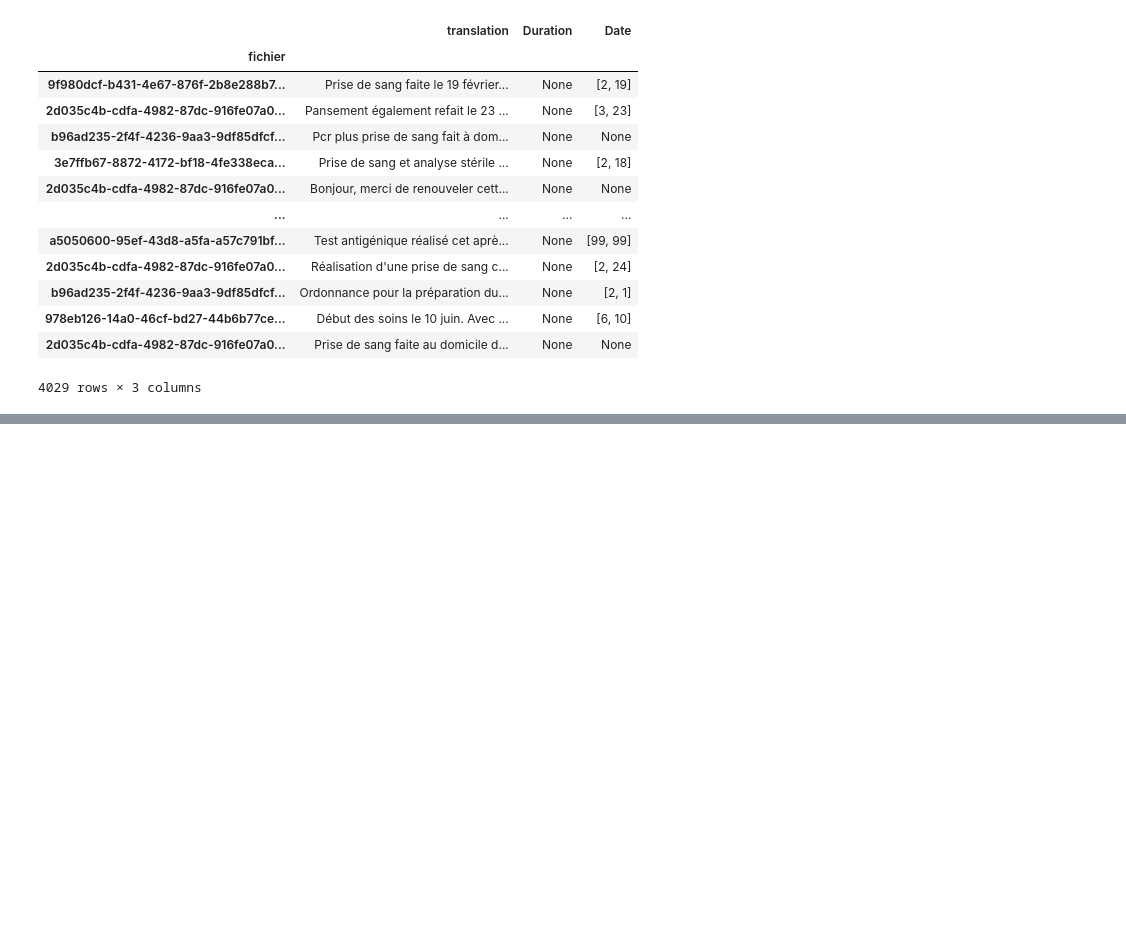
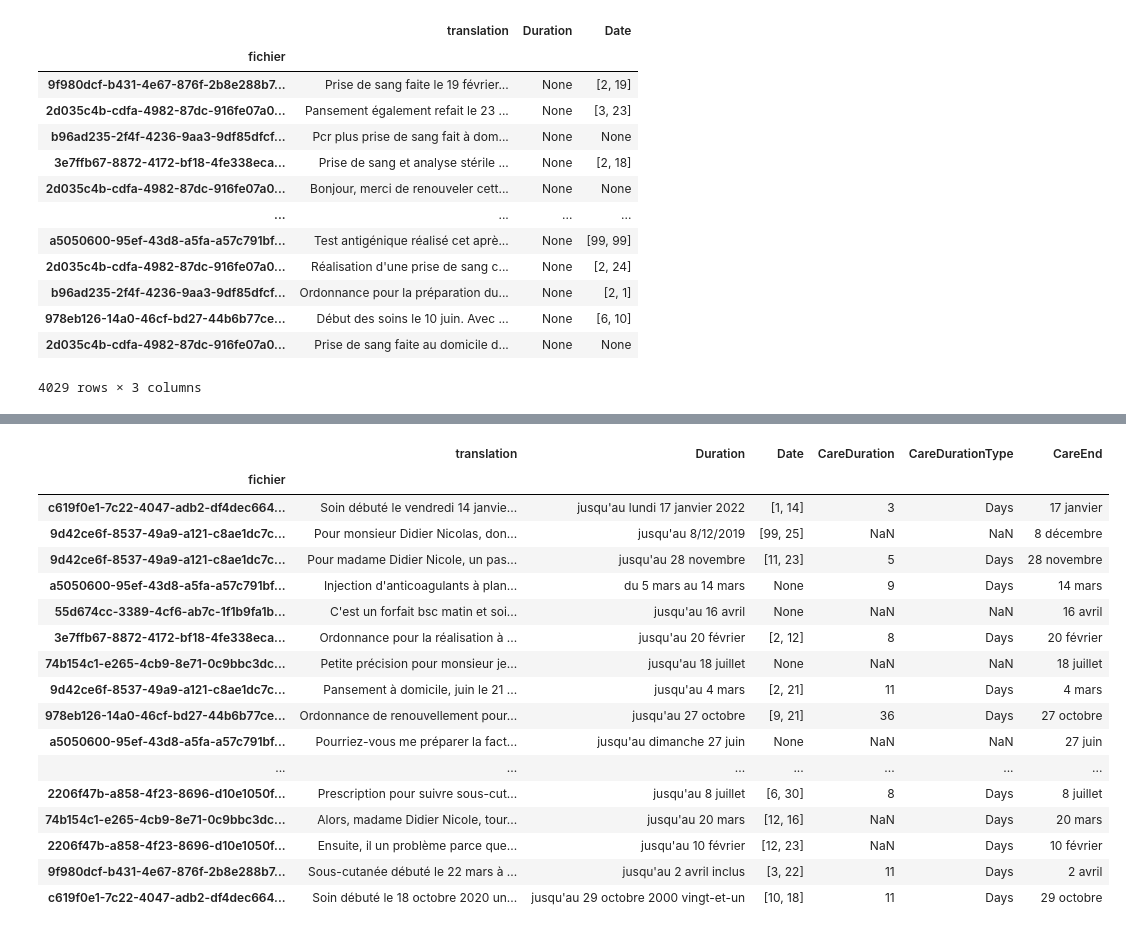
Before and after one commit to GeoffroyGit/ephesus, a Jupyter notebook: notebooks/Test_code_duration.ipynb, the cells around one changed output, grey strips where cells are left out. Cells and saved outputs as stored; diff of their text form; code cells hidden in the pictures; blank space fills up the shorter version.

```diff
--- a/notebooks/Test_code_duration.ipynb
+++ b/notebooks/Test_code_duration.ipynb
@@ -387,0 +408,26 @@ Duration().get_duration("pendant 3 jours", [6,1] , df=True)
+# %%
+last_test = Duration(path_spacy = "../models/model_full/model-best").get_data()
+# %%
+last_test = Duration().apply_to_df(last_test)
+# %%
+last_test_copy = last_test.copy().dropna(subset=["Duration","CareEnd"])
+last_test_copy
+# %% [output]
+|  | translation | Duration | Date | CareDuration | CareDurationType | CareEnd |
+| fichier |  |  |  |  |  |  |
+| c619f0e1-7c22-4047-adb2-df4dec664... | Soin débuté le vendredi 14 janvie... | jusqu'au lundi 17 janvier 2022 | [1, 14] | 3 | Days | 17 janvier |
+| 9d42ce6f-8537-49a9-a121-c8ae1dc7c... | Pour monsieur Didier Nicolas, don... | jusqu'au 8/12/2019 | [99, 25] | NaN | NaN | 8 décembre |
+| 9d42ce6f-8537-49a9-a121-c8ae1dc7c... | Pour madame Didier Nicole, un pas... | jusqu'au 28 novembre | [11, 23] | 5 | Days | 28 novembre |
+| a5050600-95ef-43d8-a5fa-a57c791bf... | Injection d'anticoagulants à plan... | du 5 mars au 14 mars | None | 9 | Days | 14 mars |
+| 55d674cc-3389-4cf6-ab7c-1f1b9fa1b... | C'est un forfait bsc matin et soi... | jusqu'au 16 avril | None | NaN | NaN | 16 avril |
+| 3e7ffb67-8872-4172-bf18-4fe338eca... | Ordonnance pour la réalisation à ... | jusqu'au 20 février | [2, 12] | 8 | Days | 20 février |
+| 74b154c1-e265-4cb9-8e71-0c9bbc3dc... | Petite précision pour monsieur je... | jusqu'au 18 juillet | None | NaN | NaN | 18 juillet |
+| 9d42ce6f-8537-49a9-a121-c8ae1dc7c... | Pansement à domicile, juin le 21 ... | jusqu'au 4 mars | [2, 21] | 11 | Days | 4 mars |
+| 978eb126-14a0-46cf-bd27-44b6b77ce... | Ordonnance de renouvellement pour... | jusqu'au 27 octobre | [9, 21] | 36 | Days | 27 octobre |
+| a5050600-95ef-43d8-a5fa-a57c791bf... | Pourriez-vous me préparer la fact... | jusqu'au dimanche 27 juin | None | NaN | NaN | 27 juin |
+| ... | ... | ... | ... | ... | ... | ... |
+| 2206f47b-a858-4f23-8696-d10e1050f... | Prescription pour suivre sous-cut... | jusqu'au 8 juillet | [6, 30] | 8 | Days | 8 juillet |
+| 74b154c1-e265-4cb9-8e71-0c9bbc3dc... | Alors, madame Didier Nicole, tour... | jusqu'au 20 mars | [12, 16] | NaN | Days | 20 mars |
+| 2206f47b-a858-4f23-8696-d10e1050f... | Ensuite, il un problème parce que... | jusqu'au 10 février | [12, 23] | NaN | Days | 10 février |
+| 9f980dcf-b431-4e67-876f-2b8e288b7... | Sous-cutanée débuté le 22 mars à ... | jusqu'au 2 avril inclus | [3, 22] | 11 | Days | 2 avril |
+| c619f0e1-7c22-4047-adb2-df4dec664... | Soin débuté le 18 octobre 2020 un... | jusqu'au 29 octobre 2000 vingt-et-un | [10, 18] | 11 | Days | 29 octobre |
```
Also changed, not shown: parts of 32 cells of this notebook, 1 other file.
